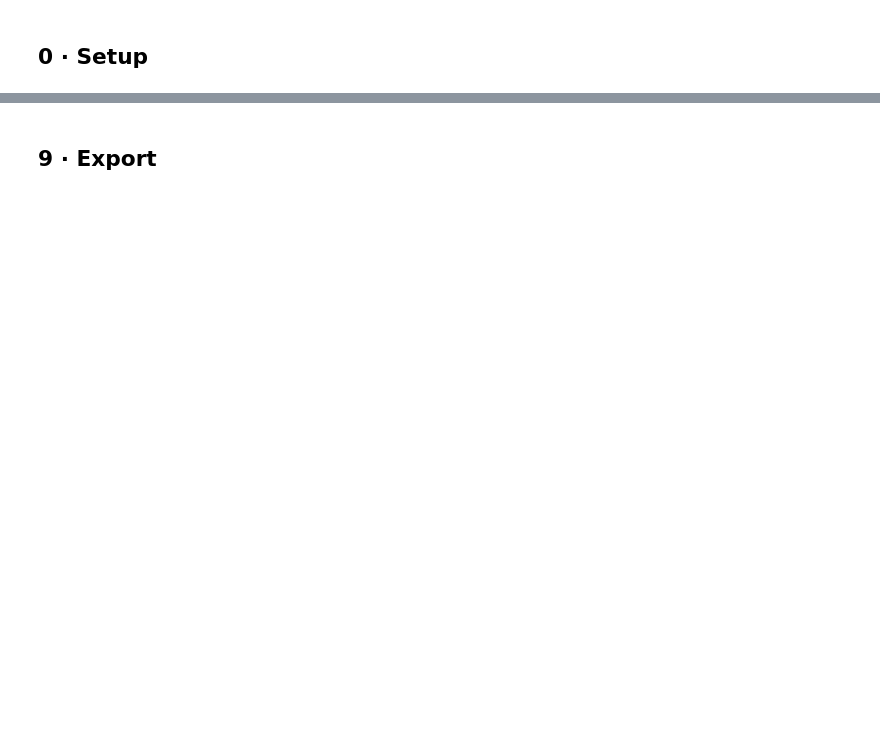
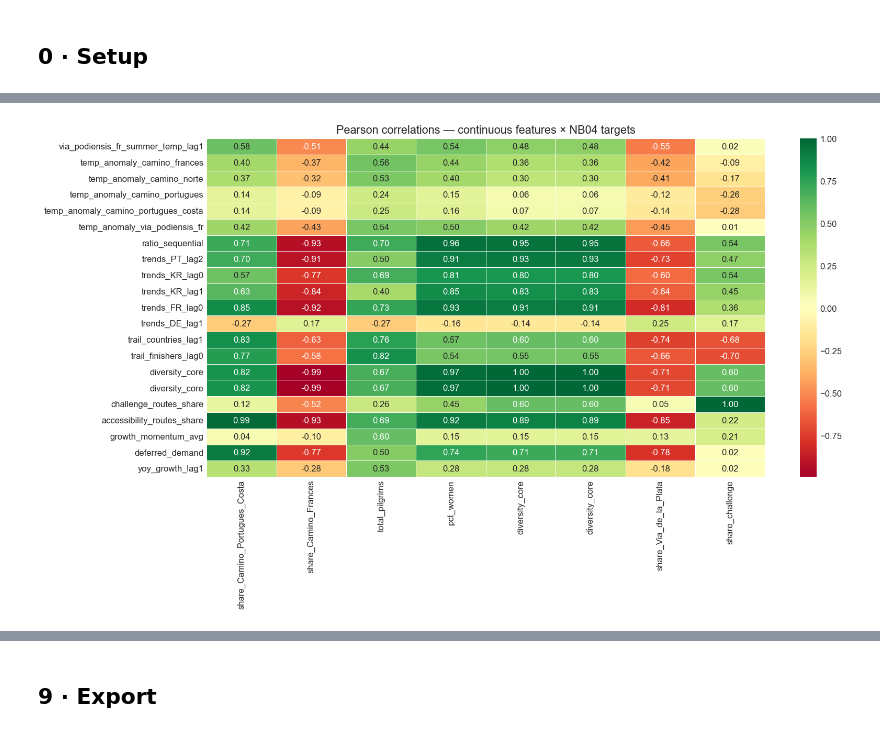
Before and after one commit to Flo4363/camino-datascience, a Jupyter notebook: notebooks/NB03_feature_engineering.ipynb, the cells around one changed output, grey strips where cells are left out. Cells and saved outputs as stored; diff of their text form; code cells hidden in the pictures; blank space fills up the shorter version.

```diff
--- a/notebooks/NB03_feature_engineering.ipynb
+++ b/notebooks/NB03_feature_engineering.ipynb
@@ -384,0 +219,26 @@ Détrending : 10 séries _dt ajoutées | matrice finale : (21, 42)
+# %%
+# C1 · Diversity index (1 − HHI, core routes)
+core_shares = mr[ROUTES_CORE].div(mr[ROUTES_CORE].sum(axis=1), axis=0)
+feat_C = pd.DataFrame({'diversity_core': 1 - (core_shares ** 2).sum(axis=1)})
+
+# C2-3 · Behavioural cluster shares
+feat_C['challenge_routes_share']     = mr[CHALLENGE_ROUTES].sum(axis=1) / total
+feat_C['accessibility_routes_share'] = mr[ACCESSIBILITY_ROUTES].sum(axis=1) / total
+
+# C4 · Phase regime — 3 structural phases from NB02 PELT analysis
+feat_C['phase_regime'] = pd.cut(
+    feat_C.index, bins=[2003, 2009, 2017, 2030], labels=[1, 2, 3]
+).astype(int)
+
+# C5 · Growth momentum — route outperformance vs own 3yr trend (ex-Francés)
+non_frances = [r for r in ROUTES_CORE if r != 'Camino Francés']
+momentum    = mr[non_frances].div(
+    mr[non_frances].shift(1).rolling(3, min_periods=2).mean()
+)
+feat_C['growth_momentum_avg'] = momentum.mean(axis=1)
+
+# C6 · Francés saturation proxy (high-concentration regime)
+feat_C['frances_saturation'] = (mr['Camino Francés'] / total > 0.65).astype(int)
+
+print(f'Axis C: {feat_C.shape[1]} features built | {list(feat_C.columns)}')
+feat_C.tail()
@@ -384,0 +358,18 @@ Détrending : 10 séries _dt ajoutées | matrice finale : (21, 42)
+# %%
+# 7.2 · Correlation heatmap — continuous features × targets
+BINARY_COLS = ['holy_year', 'holy_year_compound', 'post_covid_regime',
+               'sanitary_regime', 'frances_saturation', 'phase_regime']
+feat_cont   = [c for c in features.columns if c not in BINARY_COLS]
+target_cols = list(targets.columns)
+
+corr_mat = matrix[target_cols + feat_cont].corr().loc[feat_cont, target_cols]
+
+fig, ax = plt.subplots(figsize=(14, 8))
+sns.heatmap(corr_mat, annot=True, fmt='.2f', cmap='RdYlGn',
+            center=0, linewidths=0.4, ax=ax)
+ax.set_title('Pearson correlations — continuous features × NB04 targets', fontsize=13)
+plt.tight_layout()
+plt.savefig(FIGURES / 'NB03_corr_features_targets.png', dpi=150)
+plt.show()
+# %% [output]
+[figure, added]
```
Also changed, not shown: parts of 38 cells of this notebook, 20 other files.
